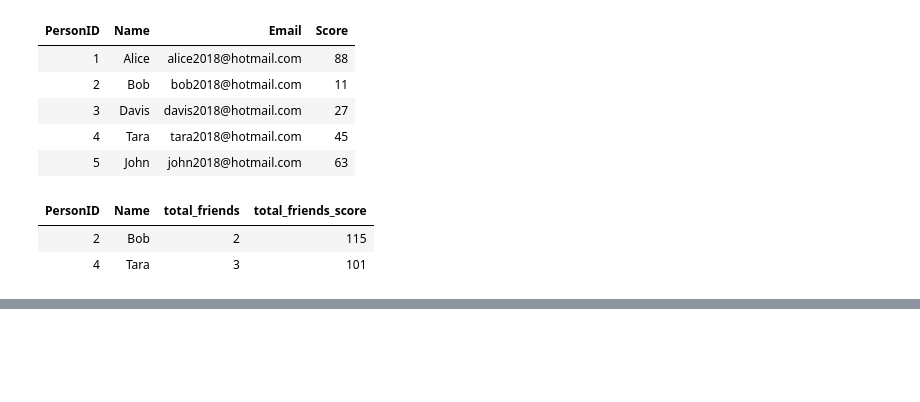
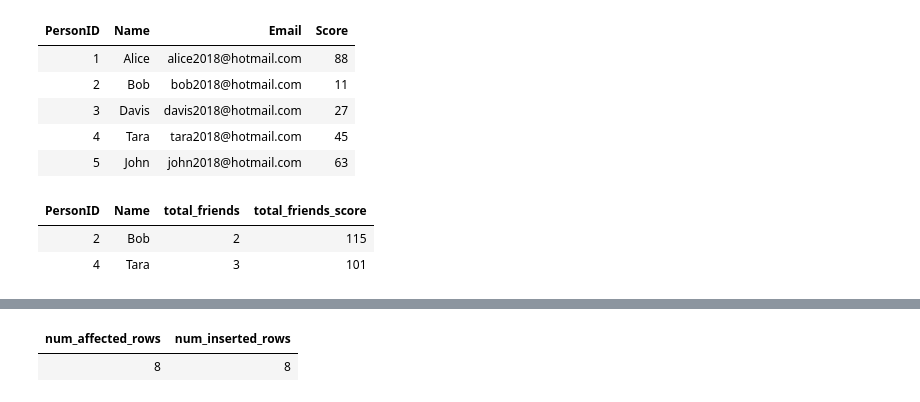
Before and after one commit to Rupam-1/SQL-Pyspark-practise_youtube, a Jupyter notebook: 01. SQL - Part1.ipynb, the cells around one changed output, grey strips where cells are left out. Drawn from its saved outputs; the diff is of its cells as text; code cells hidden in the pictures; blank space fills up the shorter version.

```diff
--- a/01. SQL - Part1.ipynb
+++ b/01. SQL - Part1.ipynb
@@ -313,0 +321,40 @@ join cte1
+# %%
+%sql
+DROP TABLE IF EXISTS Trips;
+DROP TABLE IF EXISTS Users;
+CREATE TABLE Trips (
+    id INT,
+    client_id INT,
+    driver_id INT,
+    city_id INT,
+    status STRING,
+    request_at DATE
+);
+CREATE TABLE Users (
+    users_id INT,
+    banned STRING,
+    role STRING
+);
+INSERT INTO Trips VALUES
+(1,1,10,1,'completed','2013-10-01'),
+(2,2,11,1,'cancelled_by_driver','2013-10-01'),
+(3,3,12,6,'completed','2013-10-01'),
+(4,4,13,6,'cancelled_by_client','2013-10-01'),
+(5,1,10,1,'completed','2013-10-02'),
+(6,2,11,6,'completed','2013-10-02'),
+(7,3,12,6,'completed','2013-10-02'),
+(8,2,12,12,'completed','2013-10-03'),
+(9,3,10,12,'completed','2013-10-03'),
+(10,4,13,12,'cancelled_by_driver','2013-10-03');
+INSERT INTO Users VALUES
+(1,'No','client'),
+(2,'Yes','client'),
+(3,'No','client'),
+(4,'No','client'),
+(10,'No','driver'),
+(11,'No','driver'),
+(12,'No','driver'),
+(13,'No','driver');
+# %% [output]
+| num_affected_rows | num_inserted_rows |
+| 8 | 8 |
```
Also changed, not shown: parts of 5 cells of this notebook.
